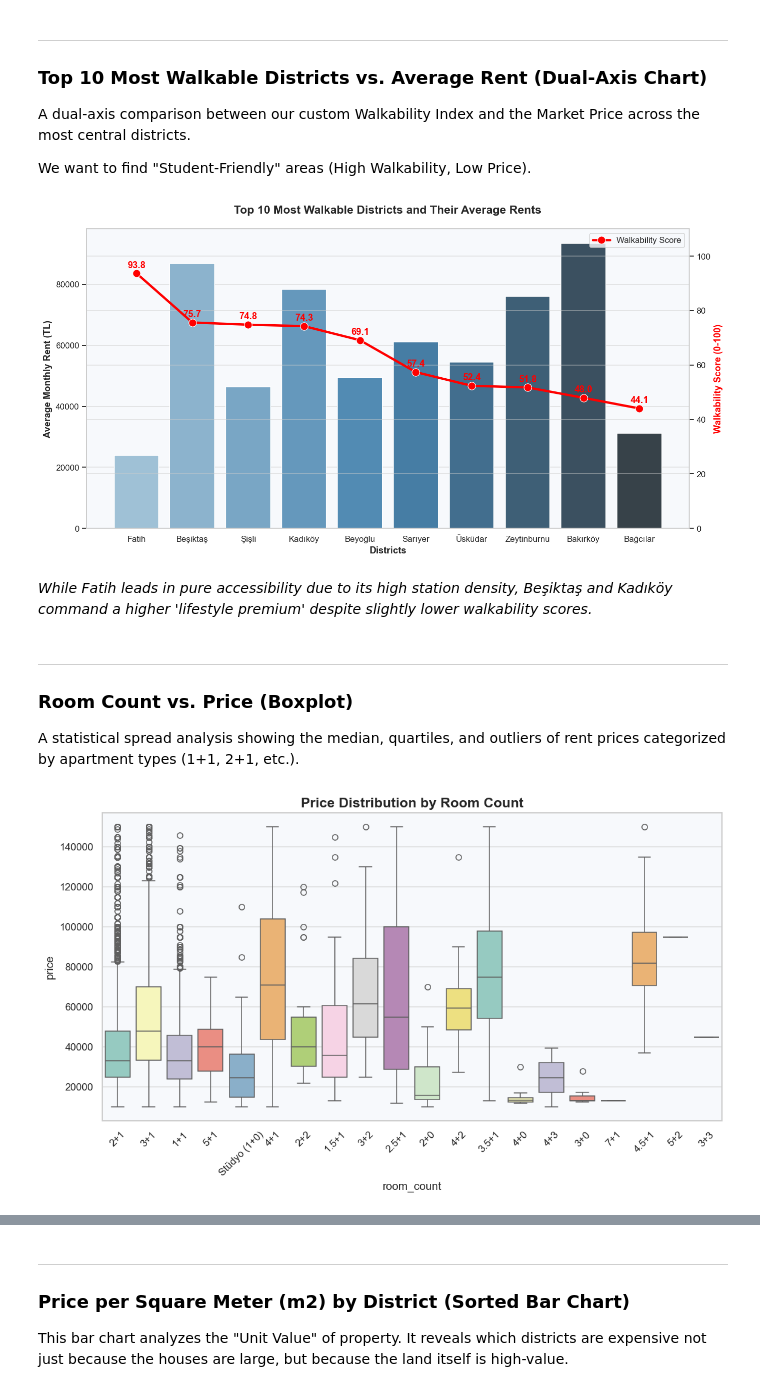
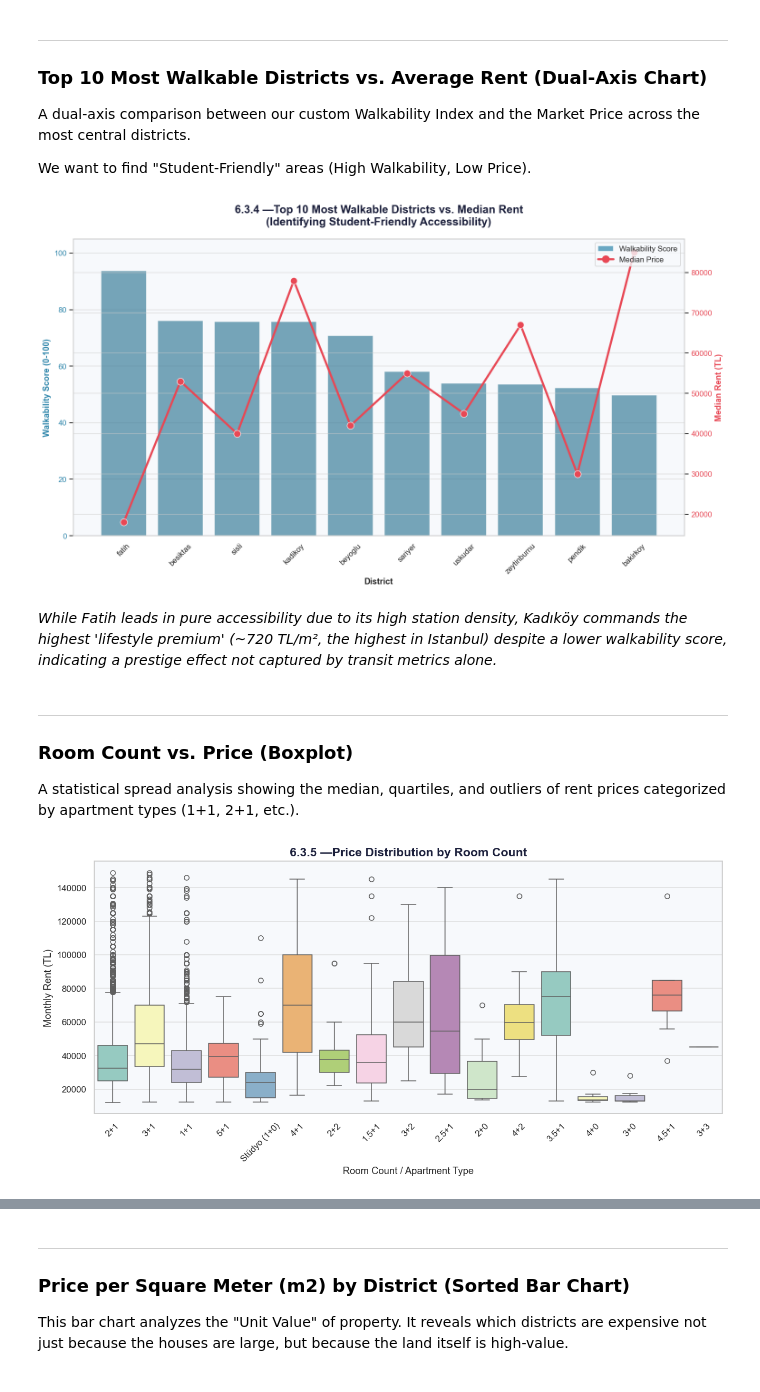
Before and after one commit to oykutugana/istanbul-rent-walkability-analysis, a Jupyter notebook: p1/p1_eda_<24018020>.ipynb, the cells around one changed output, grey strips where cells are left out. Drawn from its saved outputs; the diff is of its cells as text; code cells hidden in the pictures.

```diff
--- a/p1/p1_eda_<24018020>.ipynb
+++ b/p1/p1_eda_<24018020>.ipynb
@@ -1316,39 +1459,47 @@ We want to find "Student-Friendly" areas (High Walkability, Low Price).
 # %%
 df = pd.read_csv('../data/istanbul_emlak_final.csv')
 
-# Veriyi ilce bazinda grupla ve ortalamalarini al.
-district_stats = df.groupby('district').agg({
-    'price': 'mean',
-    'walkability_score': 'mean'
-}).sort_values(by='walkability_score', ascending=False).head(10) # En yurunebilir 10 ilce
+# Veriyi ilce bazinda grupla
+district_comp = df.groupby('district').agg({
+    'walkability_score': 'median',
+    'price': 'median'
+}).sort_values(by='walkability_score', ascending=False).head(10).reset_index()
 
-# Grafik alanini olustur.
-fig, ax1 = plt.subplots(figsize=(14, 7))
+fig, ax1 = plt.subplots(figsize=(14, 8))
 
-# Bar Chart: Ortalama Kira Fiyatlari
-sns.barplot(x=district_stats.index, y=district_stats['price'], ax=ax1, palette='Blues_d')
-ax1.set_ylabel('Average Monthly Rent (TL)', fontsize=12, fontweight='bold')
-ax1.set_xlabel('Districts', fontsize=12, fontweight='bold')
-ax1.set_title('Top 10 Most Walkable Districts and Their Average Rents', fontsize=15, pad=20)
+# Birincil Eksen: Walkability Score (Bar Chart)
+sns.barplot(data=district_comp, x='district', y='walkability_score',
+            ax=ax1, color=C_PRIMARY, alpha=0.7)
 
-# Line Plot (Secondary Axis): Yurunebilirlik Skoru
-ax2 = ax1.twinx()  # Ikinci bir Y ekseni olusturur
-sns.lineplot(x=district_stats.index, y=district_stats['walkability_score'], ax=ax2,
-             marker='o', color='red', linewidth=3, markersize=10, label='Walkability Score')
-ax2.set_ylabel('Walkability Score (0-100)', fontsize=12, color='red', fontweight='bold')
-ax2.set_ylim(0, 110) # Skor eksenini 0-100 arasi sabitle.
+ax1.set_xlabel('District', fontsize=12, fontweight='bold')
+ax1.set_ylabel('Walkability Score (0-100)', color=C_PRIMARY, fontsize=12, fontweight='bold')
+ax1.tick_params(axis='y', labelcolor=C_PRIMARY)
+ax1.tick_params(axis='x', rotation=45) # Uyariyi onleyen modern yontem
+ax1.set_ylim(0, 105)
 
-# Noktalarin uzerine skorlari yaz.
-for i, score in enumerate(district_stats['walkability_score']):
-    ax2.text(i, score + 2, f'{score:.1f}', color='red', ha='center', fontweight='bold')
+# Ikincil Eksen: Price (Line Chart)
+ax2 = ax1.twinx()
+sns.lineplot(data=district_comp, x='district', y='price',
+             ax=ax2, color=C_SECONDARY, marker='o', markersize=10, linewidth=3, label='Median Price')
+ax2.set_ylabel('Median Rent (TL)', color=C_SECONDARY, fontsize=12, fontweight='bold')
+ax2.tick_params(axis='y', labelcolor=C_SECONDARY)
 
-plt.xticks(rotation=45)
-plt.savefig('p1_plots/top10_walkable_districts.png', dpi=300, bbox_inches='tight')
+# Baslik ve Duzenleme
+plt.title('6.3.4 —Top 10 Most Walkable Districts vs. Median Rent\n(Identifying Student-Friendly Accessibility)',
+          fontsize=16, fontweight='bold', color=C_DARK, pad=20)
+
+from matplotlib.lines import Line2D
+patch = plt.Rectangle((0, 0), 1, 1, fc=C_PRIMARY, alpha=0.7, label='Walkability Score')
+line = Line2D([0], [0], color=C_SECONDARY, marker='o', markersize=10, linewidth=3, label='Median Price')
+ax2.legend(handles=[patch, line], loc='upper right')
+
+plt.tight_layout()
+plt.savefig('p1_plots/6_3_4_walkability_vs_price_dual.png', dpi=300, bbox_inches='tight')
 plt.show()
 # %% [output]
-[figure, old version]
+[figure, new version]
 # %% [markdown]
-_While Fatih leads in pure accessibility due to its high station density, Beşiktaş and Kadıköy command a higher 'lifestyle premium' despite slightly lower walkability scores._
+_While Fatih leads in pure accessibility due to its high station density, Kadıköy commands the highest 'lifestyle premium' (~720 TL/m², the highest in Istanbul) despite a lower walkability score, indicating a prestige effect not captured by transit metrics alone._
 # %% [markdown]
 ---
 ### Room Count vs. Price (Boxplot)
@@ -1356,12 +1507,17 @@ A statistical spread analysis showing the median, quartiles, and outliers of ren
 # %%
 df = pd.read_csv('../data/istanbul_emlak_final.csv')
 plt.figure(figsize=(12, 6))
-sns.boxplot(data=df, x='room_count', y='price', palette='Set3')
-plt.title('Price Distribution by Room Count', fontsize=15)
+sns.boxplot(data=df, x='room_count', y='price',hue='room_count', palette='Set3', legend=False)
+
+plt.title('6.3.5 —Price Distribution by Room Count', fontsize=15, fontweight='bold', color=C_DARK)
+plt.ylabel('Monthly Rent (TL)')
+plt.xlabel('Room Count / Apartment Type')
 plt.xticks(rotation=45)
-plt.savefig('p1_plots/roomcount_price.png', dpi=300, bbox_inches='tight')
+
+plt.tight_layout()
+plt.savefig('p1_plots/6_3_5_roomcount_price.png', dpi=300, bbox_inches='tight')
 plt.show()
 # %% [output]
-[figure, old version]
+[figure, new version]
 # %% [markdown]
 _The high degree of overlap between 1+1 and 2+1 price ranges suggests that in Istanbul, locational walkability often outweighs physical room count in determining market value_
```
Also changed, not shown: parts of 82 cells of this notebook, 33 other files.
